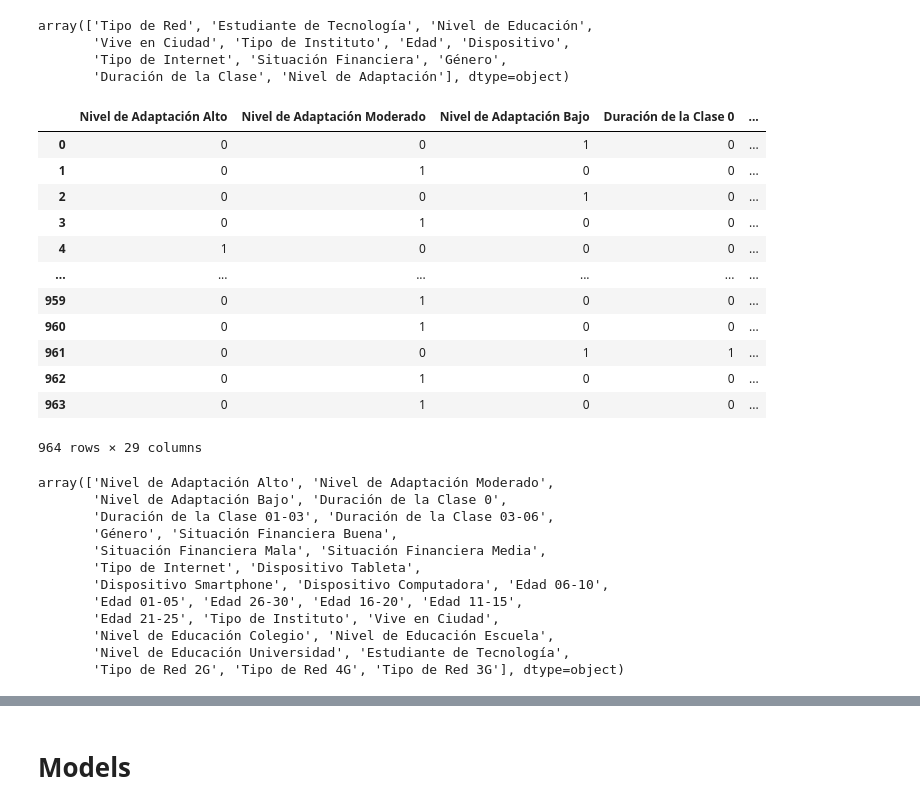
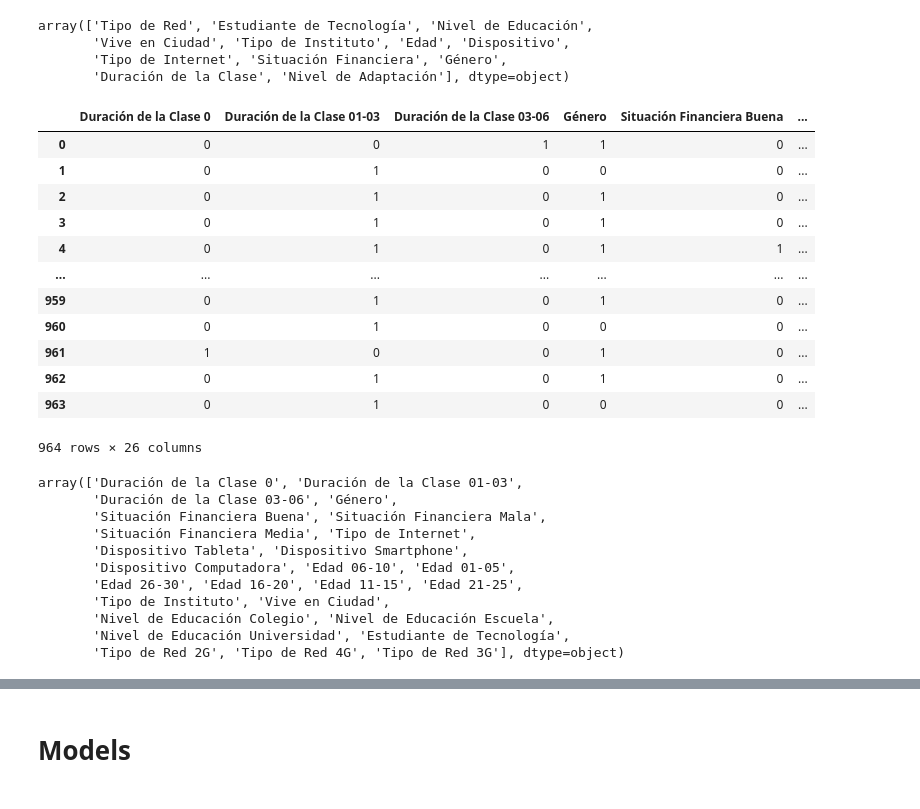
Before and after one commit to RedoRojo/Neural-Network-Classification, a Jupyter notebook: cuaderno.ipynb, the cells around one changed output, grey strips where cells are left out. Saved outputs shown, nothing was run; the diff lists cells and outputs as text; code cells hidden in the pictures.

```diff
--- a/cuaderno.ipynb
+++ b/cuaderno.ipynb
@@ -136,35 +136,35 @@ def hot_one_dataset(dataset):
         else:
             new_dataset.insert(0, str(i), one_hot_encoding(i, dataset[i].unique()[0]), True)
     return new_dataset
-# %%
-encoded_dataset=hot_one_dataset(dataset)
-encoded_dataset
-# %% [output]
-|  | Nivel de Adaptación Alto | Nivel de Adaptación Moderado | Nivel de Adaptación Bajo | Duración de la Clase 0 | ... |
-| 0 | 0 | 0 | 1 | 0 | ... |
-| 1 | 0 | 1 | 0 | 0 | ... |
-| 2 | 0 | 0 | 1 | 0 | ... |
-| 3 | 0 | 1 | 0 | 0 | ... |
-| 4 | 1 | 0 | 0 | 0 | ... |
-| ... | ... | ... | ... | ... | ... |
-| 959 | 0 | 1 | 0 | 0 | ... |
-| 960 | 0 | 1 | 0 | 0 | ... |
-| 961 | 0 | 0 | 1 | 1 | ... |
-| 962 | 0 | 1 | 0 | 0 | ... |
-| 963 | 0 | 1 | 0 | 0 | ... |
-964 rows × 29 columns
+# %%
+tags=dataset.pop('Nivel de Adaptación')
+encoded_dataset=hot_one_dataset(dataset)
+encoded_dataset
+# %% [output]
+|  | Duración de la Clase 0 | Duración de la Clase 01-03 | Duración de la Clase 03-06 | Género | Situación Financiera Buena | ... |
+| 0 | 0 | 0 | 1 | 1 | 0 | ... |
+| 1 | 0 | 1 | 0 | 0 | 0 | ... |
+| 2 | 0 | 1 | 0 | 1 | 0 | ... |
+| 3 | 0 | 1 | 0 | 1 | 0 | ... |
+| 4 | 0 | 1 | 0 | 1 | 1 | ... |
+| ... | ... | ... | ... | ... | ... | ... |
+| 959 | 0 | 1 | 0 | 1 | 0 | ... |
+| 960 | 0 | 1 | 0 | 0 | 0 | ... |
+| 961 | 1 | 0 | 0 | 1 | 0 | ... |
+| 962 | 0 | 1 | 0 | 1 | 0 | ... |
+| 963 | 0 | 1 | 0 | 0 | 0 | ... |
+964 rows × 26 columns
 # %%
 encoded_dataset.columns.values
 # %% [output]
-array(['Nivel de Adaptación Alto', 'Nivel de Adaptación Moderado',
-       'Nivel de Adaptación Bajo', 'Duración de la Clase 0',
-       'Duración de la Clase 01-03', 'Duración de la Clase 03-06',
-       'Género', 'Situación Financiera Buena',
-       'Situación Financiera Mala', 'Situación Financiera Media',
-       'Tipo de Internet', 'Dispositivo Tableta',
-       'Dispositivo Smartphone', 'Dispositivo Computadora', 'Edad 06-10',
-       'Edad 01-05', 'Edad 26-30', 'Edad 16-20', 'Edad 11-15',
-       'Edad 21-25', 'Tipo de Instituto', 'Vive en Ciudad',
+array(['Duración de la Clase 0', 'Duración de la Clase 01-03',
+       'Duración de la Clase 03-06', 'Género',
+       'Situación Financiera Buena', 'Situación Financiera Mala',
+       'Situación Financiera Media', 'Tipo de Internet',
+       'Dispositivo Tableta', 'Dispositivo Smartphone',
+       'Dispositivo Computadora', 'Edad 06-10', 'Edad 01-05',
+       'Edad 26-30', 'Edad 16-20', 'Edad 11-15', 'Edad 21-25',
+       'Tipo de Instituto', 'Vive en Ciudad',
        'Nivel de Educación Colegio', 'Nivel de Educación Escuela',
        'Nivel de Educación Universidad', 'Estudiante de Tecnología',
        'Tipo de Red 2G', 'Tipo de Red 4G', 'Tipo de Red 3G'], dtype=object)
```
Also changed, not shown: parts of 1 cell of this notebook.
